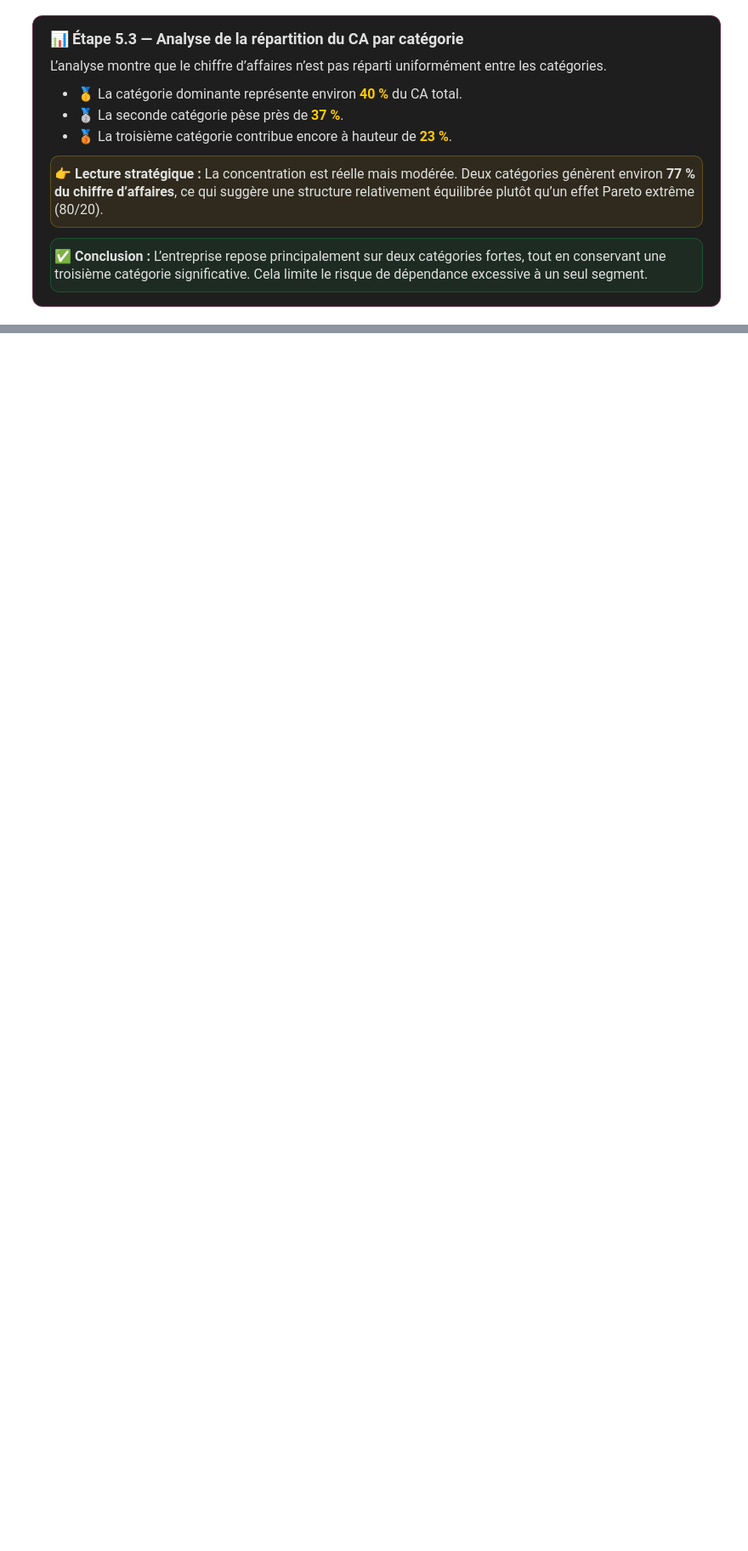
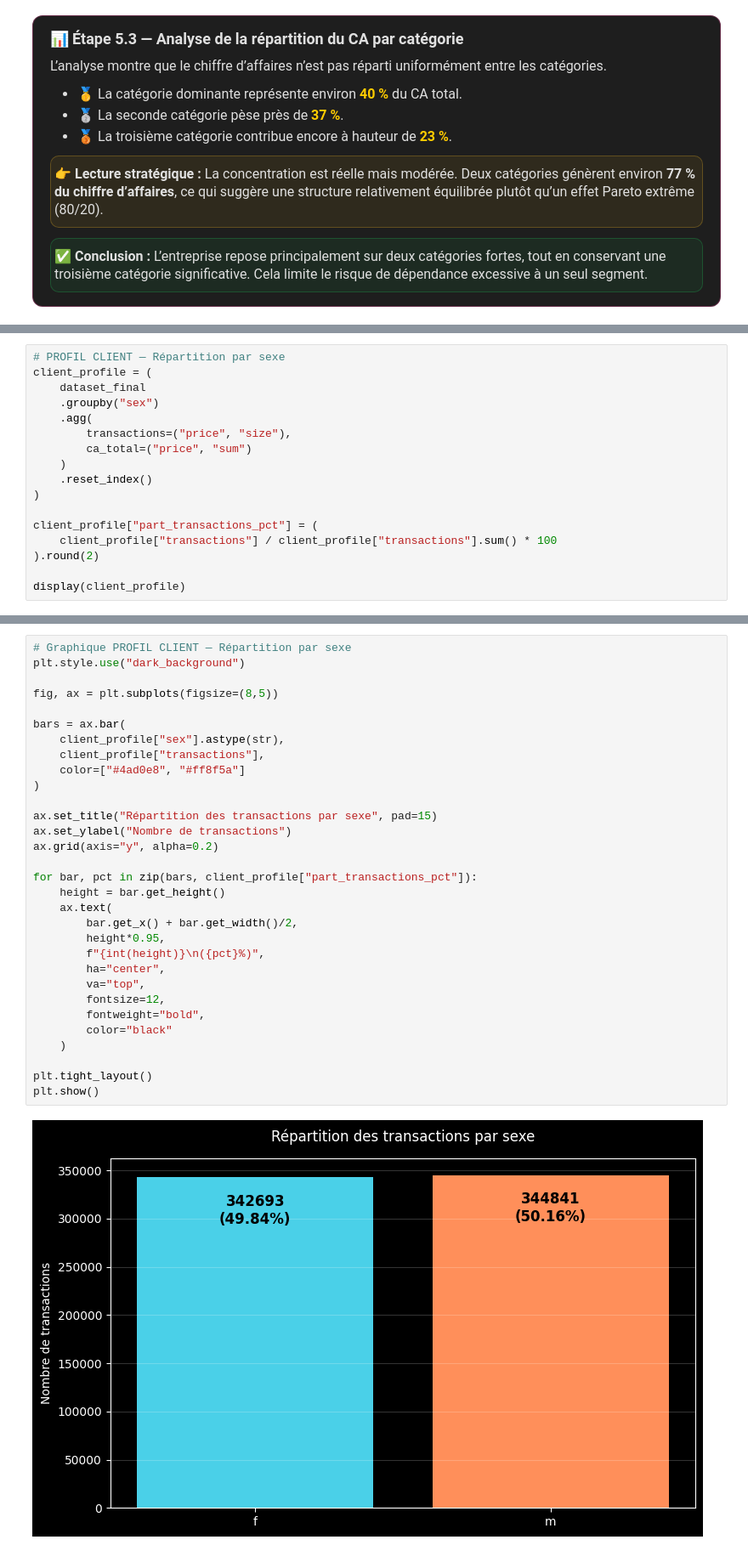
Before and after one commit to Stephane-OC/lapage, a Jupyter notebook: analyse_lapage.ipynb, the cells around one changed output, grey strips where cells are left out. Shown at 85% size. Drawn from its saved outputs; the diff is of its cells as text; blank space fills up the shorter version.

```diff
--- a/analyse_lapage.ipynb
+++ b/analyse_lapage.ipynb
@@ -4103,3 +4240,20 @@ plt.show()
     Étape 6.1 — Profils clients & données démographiques
   </h3>
 </div>
+# %%
+# PROFIL CLIENT — Répartition par sexe
+client_profile = (
+    dataset_final
+    .groupby("sex")
+    .agg(
+        transactions=("price", "size"),
+        ca_total=("price", "sum")
+    )
+    .reset_index()
+)
+
+client_profile["part_transactions_pct"] = (
+    client_profile["transactions"] / client_profile["transactions"].sum() * 100
+).round(2)
+
+display(client_profile)
@@ -4105,0 +4264,33 @@ plt.show()
+# %%
+# Graphique PROFIL CLIENT — Répartition par sexe
+plt.style.use("dark_background")
+
+fig, ax = plt.subplots(figsize=(8,5))
+
+bars = ax.bar(
+    client_profile["sex"].astype(str),
+    client_profile["transactions"],
+    color=["#4ad0e8", "#ff8f5a"]
+)
+
+ax.set_title("Répartition des transactions par sexe", pad=15)
+ax.set_ylabel("Nombre de transactions")
+ax.grid(axis="y", alpha=0.2)
+
+for bar, pct in zip(bars, client_profile["part_transactions_pct"]):
+    height = bar.get_height()
+    ax.text(
+        bar.get_x() + bar.get_width()/2,
+        height*0.95,
+        f"{int(height)}\n({pct}%)",
+        ha="center",
+        va="top",
+        fontsize=12,
+        fontweight="bold",
+        color="black"
+    )
+
+plt.tight_layout()
+plt.show()
+# %% [output]
+[figure, added]
```
Also changed, not shown: parts of 46 cells of this notebook, 1 other file.
